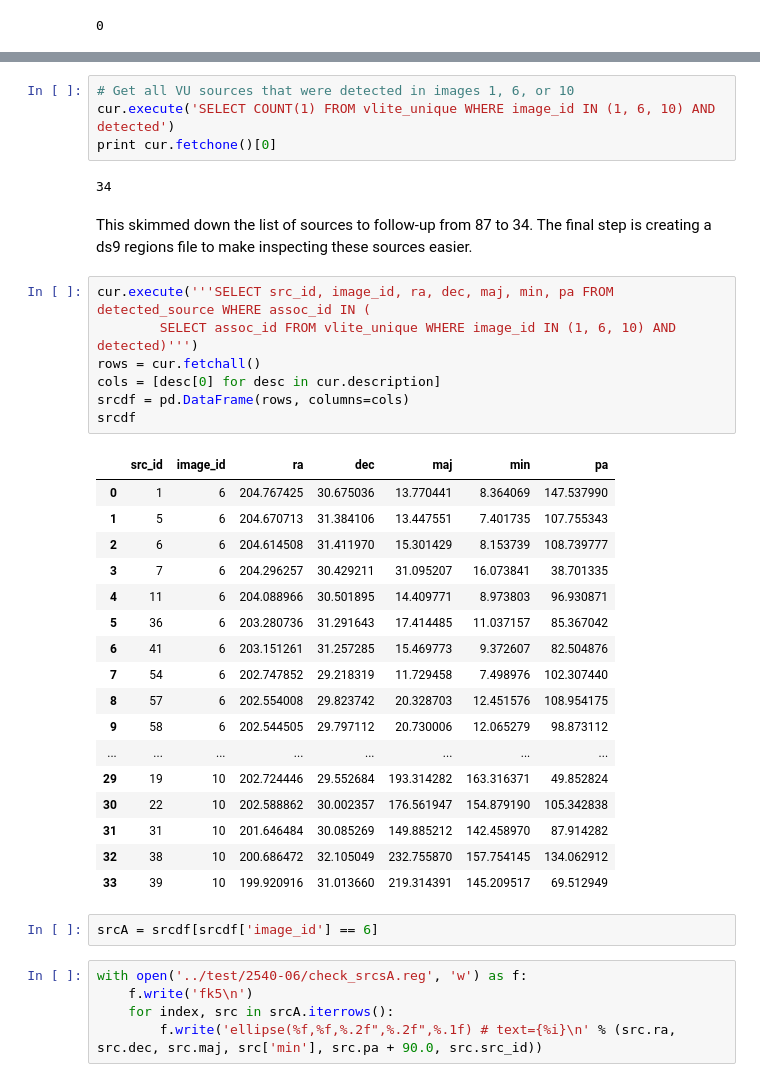
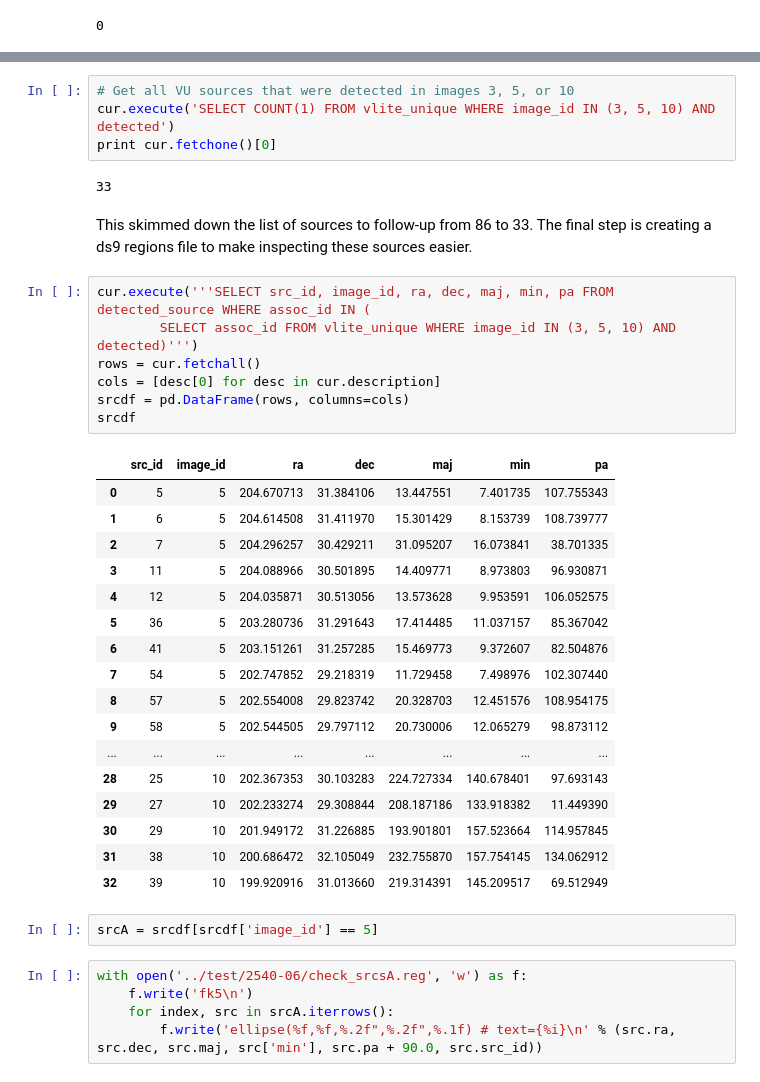
Before and after one commit to epolisensky/VLITE, a Jupyter notebook: p3/VLITE-P3_Walkthrough.ipynb, the cells around one changed output, grey strips where cells are left out. Drawn from its saved outputs; the diff is of its cells as text.

```diff
--- a/p3/VLITE-P3 Walkthrough.ipynb
+++ b/p3/VLITE-P3_Walkthrough.ipynb
@@ -973,38 +941,38 @@ print best_imageAB, best_imageC, best_imageD
 # %%
-# Get all VU sources that were detected in images 1, 6, or 10
-cur.execute('SELECT COUNT(1) FROM vlite_unique WHERE image_id IN (1, 6, 10) AND detected')
+# Get all VU sources that were detected in images 3, 5, or 10
+cur.execute('SELECT COUNT(1) FROM vlite_unique WHERE image_id IN (3, 5, 10) AND detected')
 print cur.fetchone()[0]
 # %% [output]
-34
+33
 # %% [markdown]
-This skimmed down the list of sources to follow-up from 87 to 34. The final step is creating a ds9 regions file to make inspecting these sources easier.
+This skimmed down the list of sources to follow-up from 86 to 33. The final step is creating a ds9 regions file to make inspecting these sources easier.
 # %%
 cur.execute('''SELECT src_id, image_id, ra, dec, maj, min, pa FROM detected_source WHERE assoc_id IN (
-        SELECT assoc_id FROM vlite_unique WHERE image_id IN (1, 6, 10) AND detected)''')
+        SELECT assoc_id FROM vlite_unique WHERE image_id IN (3, 5, 10) AND detected)''')
 rows = cur.fetchall()
 cols = [desc[0] for desc in cur.description]
 srcdf = pd.DataFrame(rows, columns=cols)
 srcdf
 # %% [output]
 |  | src_id | image_id | ra | dec | maj | min | pa |
-| 0 | 1 | 6 | 204.767425 | 30.675036 | 13.770441 | 8.364069 | 147.537990 |
-| 1 | 5 | 6 | 204.670713 | 31.384106 | 13.447551 | 7.401735 | 107.755343 |
-| 2 | 6 | 6 | 204.614508 | 31.411970 | 15.301429 | 8.153739 | 108.739777 |
-| 3 | 7 | 6 | 204.296257 | 30.429211 | 31.095207 | 16.073841 | 38.701335 |
-| 4 | 11 | 6 | 204.088966 | 30.501895 | 14.409771 | 8.973803 | 96.930871 |
-| 5 | 36 | 6 | 203.280736 | 31.291643 | 17.414485 | 11.037157 | 85.367042 |
-| 6 | 41 | 6 | 203.151261 | 31.257285 | 15.469773 | 9.372607 | 82.504876 |
-| 7 | 54 | 6 | 202.747852 | 29.218319 | 11.729458 | 7.498976 | 102.307440 |
-| 8 | 57 | 6 | 202.554008 | 29.823742 | 20.328703 | 12.451576 | 108.954175 |
-| 9 | 58 | 6 | 202.544505 | 29.797112 | 20.730006 | 12.065279 | 98.873112 |
+| 0 | 5 | 5 | 204.670713 | 31.384106 | 13.447551 | 7.401735 | 107.755343 |
+| 1 | 6 | 5 | 204.614508 | 31.411970 | 15.301429 | 8.153739 | 108.739777 |
+| 2 | 7 | 5 | 204.296257 | 30.429211 | 31.095207 | 16.073841 | 38.701335 |
+| 3 | 11 | 5 | 204.088966 | 30.501895 | 14.409771 | 8.973803 | 96.930871 |
+| 4 | 12 | 5 | 204.035871 | 30.513056 | 13.573628 | 9.953591 | 106.052575 |
+| 5 | 36 | 5 | 203.280736 | 31.291643 | 17.414485 | 11.037157 | 85.367042 |
+| 6 | 41 | 5 | 203.151261 | 31.257285 | 15.469773 | 9.372607 | 82.504876 |
+| 7 | 54 | 5 | 202.747852 | 29.218319 | 11.729458 | 7.498976 | 102.307440 |
+| 8 | 57 | 5 | 202.554008 | 29.823742 | 20.328703 | 12.451576 | 108.954175 |
+| 9 | 58 | 5 | 202.544505 | 29.797112 | 20.730006 | 12.065279 | 98.873112 |
 | ... | ... | ... | ... | ... | ... | ... | ... |
-| 29 | 19 | 10 | 202.724446 | 29.552684 | 193.314282 | 163.316371 | 49.852824 |
-| 30 | 22 | 10 | 202.588862 | 30.002357 | 176.561947 | 154.879190 | 105.342838 |
-| 31 | 31 | 10 | 201.646484 | 30.085269 | 149.885212 | 142.458970 | 87.914282 |
-| 32 | 38 | 10 | 200.686472 | 32.105049 | 232.755870 | 157.754145 | 134.062912 |
-| 33 | 39 | 10 | 199.920916 | 31.013660 | 219.314391 | 145.209517 | 69.512949 |
+| 28 | 25 | 10 | 202.367353 | 30.103283 | 224.727334 | 140.678401 | 97.693143 |
+| 29 | 27 | 10 | 202.233274 | 29.308844 | 208.187186 | 133.918382 | 11.449390 |
+| 30 | 29 | 10 | 201.949172 | 31.226885 | 193.901801 | 157.523664 | 114.957845 |
+| 31 | 38 | 10 | 200.686472 | 32.105049 | 232.755870 | 157.754145 | 134.062912 |
+| 32 | 39 | 10 | 199.920916 | 31.013660 | 219.314391 | 145.209517 | 69.512949 |
 # %%
-srcA = srcdf[srcdf['image_id'] == 6]
+srcA = srcdf[srcdf['image_id'] == 5]
 # %%
 with open('../test/2540-06/check_srcsA.reg', 'w') as f:
     f.write('fk5\n')
```
Also changed, not shown: parts of 127 cells of this notebook, 16 other files.
